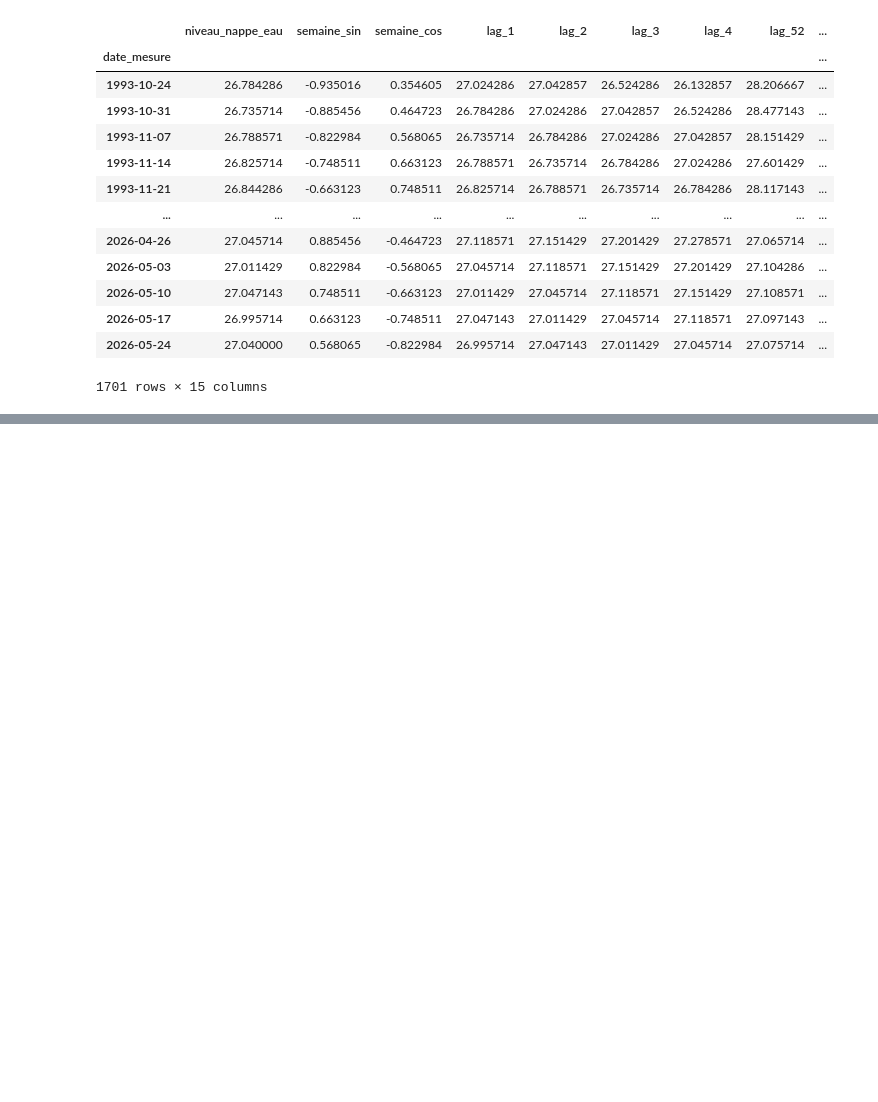
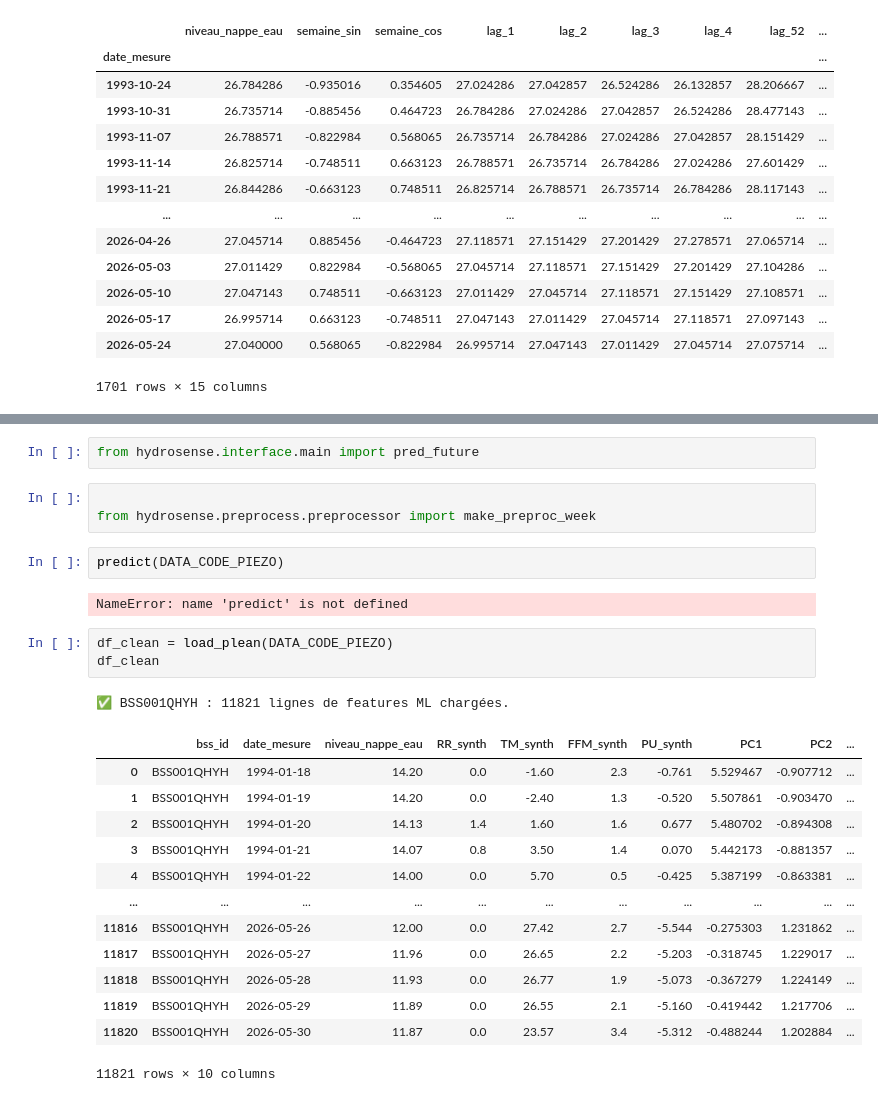
Before and after one commit to charourou/Projet_Hydrosense, a Jupyter notebook: notebooks/ML_evaluate_best_RH.ipynb, the cells around one changed output, grey strips where cells are left out. Cells and saved outputs as stored; diff of their text form; blank space fills up the shorter version.

```diff
--- a/notebooks/ML_evaluate_best_RH.ipynb
+++ b/notebooks/ML_evaluate_best_RH.ipynb
@@ -306,0 +311,27 @@ df_week
+# %%
+from hydrosense.interface.main import pred_future
+# %%
+
+from hydrosense.preprocess.preprocessor import make_preproc_week
+# %%
+predict(DATA_CODE_PIEZO)
+# %% [output]
+NameError: name 'predict' is not defined
+# %%
+df_clean = load_plean(DATA_CODE_PIEZO)
+df_clean
+# %% [output]
+✅ BSS001QHYH : 11821 lignes de features ML chargées.
+|  | bss_id | date_mesure | niveau_nappe_eau | RR_synth | TM_synth | FFM_synth | PU_synth | PC1 | PC2 | ... |
+| 0 | BSS001QHYH | 1994-01-18 | 14.20 | 0.0 | -1.60 | 2.3 | -0.761 | 5.529467 | -0.907712 | ... |
+| 1 | BSS001QHYH | 1994-01-19 | 14.20 | 0.0 | -2.40 | 1.3 | -0.520 | 5.507861 | -0.903470 | ... |
+| 2 | BSS001QHYH | 1994-01-20 | 14.13 | 1.4 | 1.60 | 1.6 | 0.677 | 5.480702 | -0.894308 | ... |
+| 3 | BSS001QHYH | 1994-01-21 | 14.07 | 0.8 | 3.50 | 1.4 | 0.070 | 5.442173 | -0.881357 | ... |
+| 4 | BSS001QHYH | 1994-01-22 | 14.00 | 0.0 | 5.70 | 0.5 | -0.425 | 5.387199 | -0.863381 | ... |
+| ... | ... | ... | ... | ... | ... | ... | ... | ... | ... | ... |
+| 11816 | BSS001QHYH | 2026-05-26 | 12.00 | 0.0 | 27.42 | 2.7 | -5.544 | -0.275303 | 1.231862 | ... |
+| 11817 | BSS001QHYH | 2026-05-27 | 11.96 | 0.0 | 26.65 | 2.2 | -5.203 | -0.318745 | 1.229017 | ... |
+| 11818 | BSS001QHYH | 2026-05-28 | 11.93 | 0.0 | 26.77 | 1.9 | -5.073 | -0.367279 | 1.224149 | ... |
+| 11819 | BSS001QHYH | 2026-05-29 | 11.89 | 0.0 | 26.55 | 2.1 | -5.160 | -0.419442 | 1.217706 | ... |
+| 11820 | BSS001QHYH | 2026-05-30 | 11.87 | 0.0 | 23.57 | 3.4 | -5.312 | -0.488244 | 1.202884 | ... |
+11821 rows × 10 columns
```
Also changed, not shown: parts of 7 cells of this notebook.
